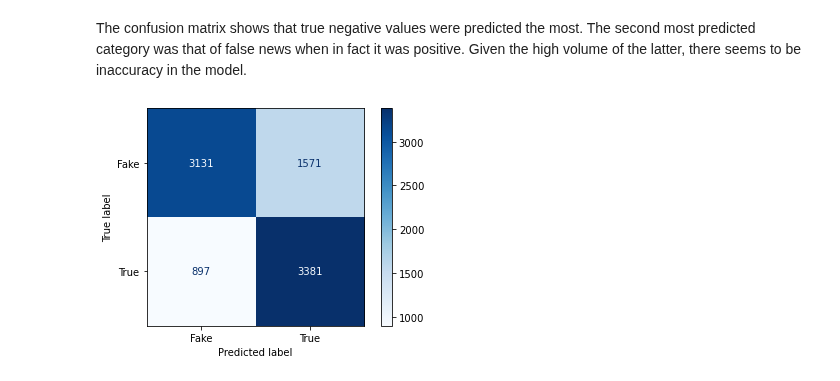
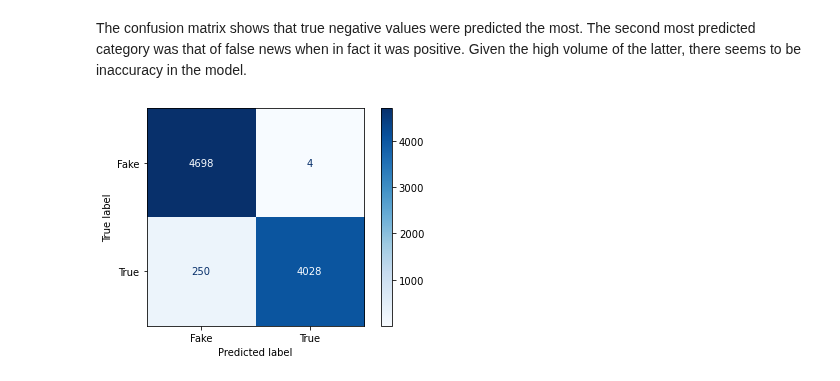
Before and after one commit to rainbowjoy1/MachineLearningClass, a Jupyter notebook: QB for Mandatory Assignment 2.ipynb, the cells around one changed output. Cells and saved outputs as stored; diff of their text form; code cells hidden in the pictures.

```diff
--- a/QB for Mandatory Assignment 2.ipynb
+++ b/QB for Mandatory Assignment 2.ipynb
@@ -318,18 +301,25 @@ for item in predictions:
 # %%
 from sklearn.metrics import ConfusionMatrixDisplay
 from sklearn.metrics import confusion_matrix
 
-y_predic = np.argmax(predictions, axis=1)
+#y_predic = np.argmax(predictions, axis=1)
+y_pred = []
+for item in predictions:
+    if item <= 0:
+        y_pred.append(0)
+    else:
+        y_pred.append(1)
+
 labels = ["Fake", "True"]
 
 cm = confusion_matrix(y_test, y_pred)
 
 disp = ConfusionMatrixDisplay(confusion_matrix=cm, display_labels=labels)
 
 disp.plot(cmap=plt.cm.Blues)
 plt.show()
 # %% [output]
-[figure, old version]
+[figure, new version]
 # %%
 results = model_lstm.evaluate(X_test, y_test, batch_size=128)
 print("test loss, test accuracy:", results)
```
Also changed, not shown: parts of 15 cells of this notebook.
